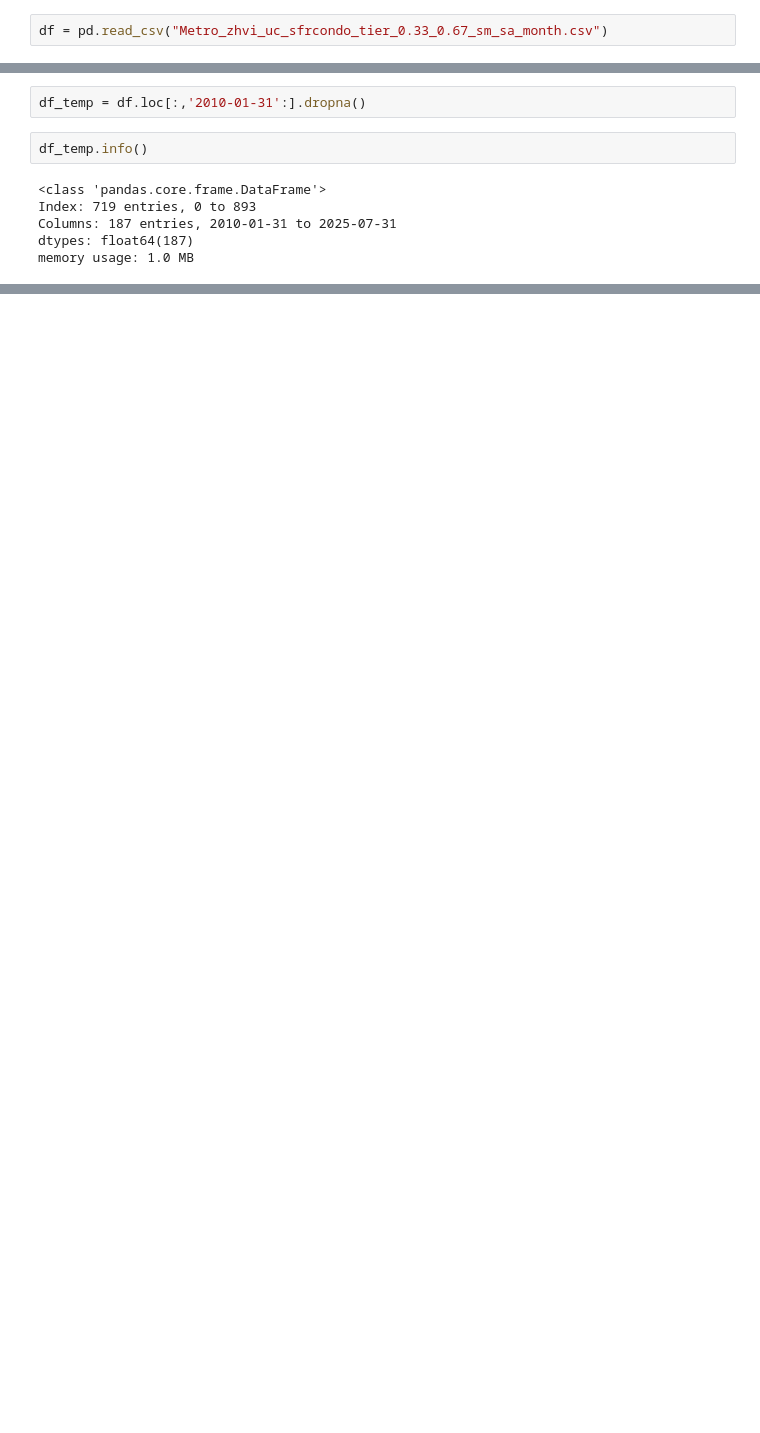
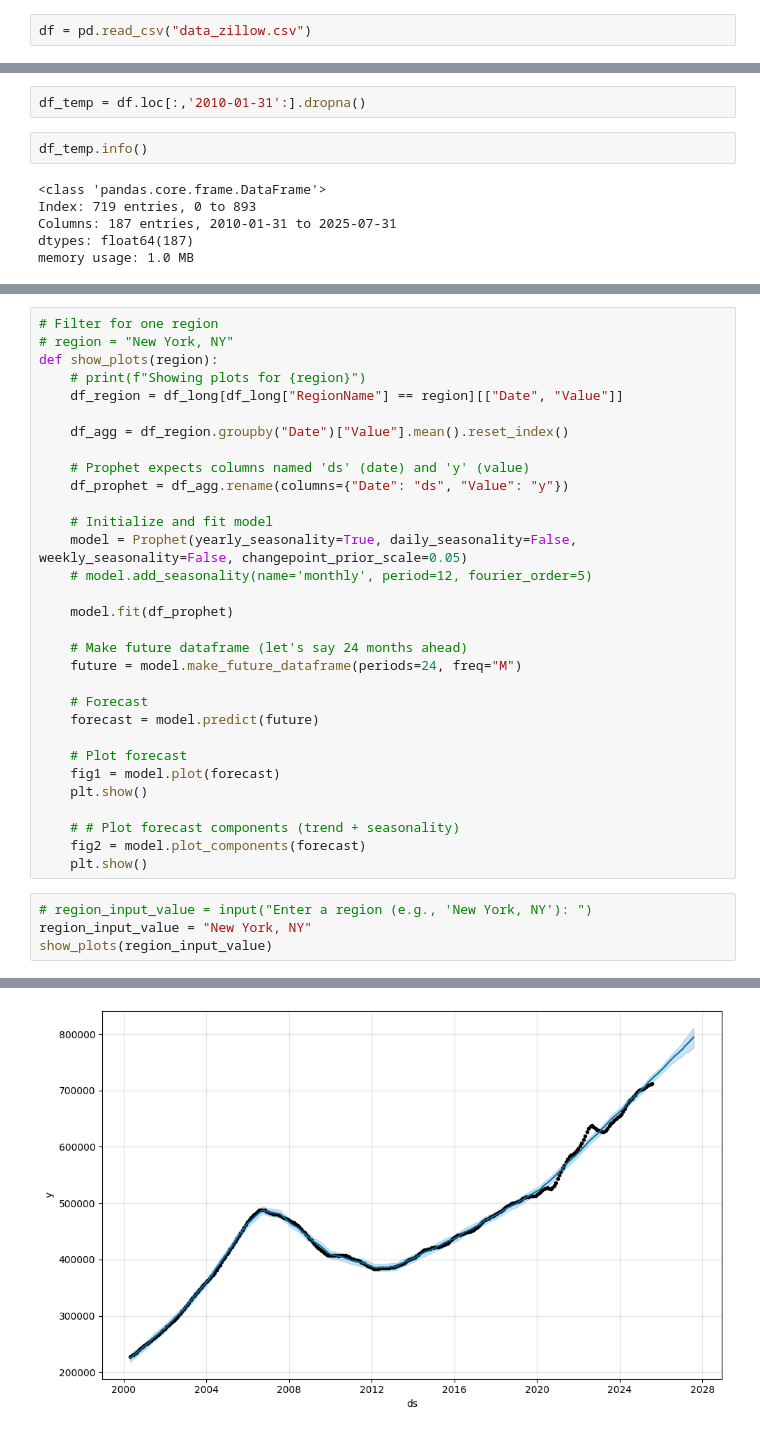
Before and after one commit to manivardhan-k/Rental-Price-Estimator, a Jupyter notebook: data_zillow.ipynb, the cells around one changed output, grey strips where cells are left out. Cells and saved outputs as stored; diff of their text form; blank space fills up the shorter version.

```diff
--- a/data_zillow.ipynb
+++ b/data_zillow.ipynb
@@ -3,5 +11,5 @@ import pandas as pd
 # %%
-df = pd.read_csv("Metro_zhvi_uc_sfrcondo_tier_0.33_0.67_sm_sa_month.csv")
+df = pd.read_csv("data_zillow.csv")
 # %%
 df.info()
 # %% [output]
@@ -44,0 +143,36 @@ memory usage: 1.0 MB
+# %%
+# Filter for one region
+# region = "New York, NY"
+def show_plots(region):
+    # print(f"Showing plots for {region}")
+    df_region = df_long[df_long["RegionName"] == region][["Date", "Value"]]
+
+    df_agg = df_region.groupby("Date")["Value"].mean().reset_index()
+
+    # Prophet expects columns named 'ds' (date) and 'y' (value)
+    df_prophet = df_agg.rename(columns={"Date": "ds", "Value": "y"})
+
+    # Initialize and fit model
+    model = Prophet(yearly_seasonality=True, daily_seasonality=False, weekly_seasonality=False, changepoint_prior_scale=0.05)
+    # model.add_seasonality(name='monthly', period=12, fourier_order=5)
+
+    model.fit(df_prophet)
+
+    # Make future dataframe (let's say 24 months ahead)
+    future = model.make_future_dataframe(periods=24, freq="M")
+
+    # Forecast
+    forecast = model.predict(future)
+
+    # Plot forecast
+    fig1 = model.plot(forecast)
+    plt.show()
+
+    # # Plot forecast components (trend + seasonality)
+    fig2 = model.plot_components(forecast)
+    plt.show()
+# %%
+# region_input_value = input("Enter a region (e.g., 'New York, NY'): ")
+region_input_value = "New York, NY"
+show_plots(region_input_value)
+# %% [output]
@@ -44,0 +181 @@ memory usage: 1.0 MB
+[figure, added]
```
Also changed, not shown: parts of 14 cells of this notebook.
